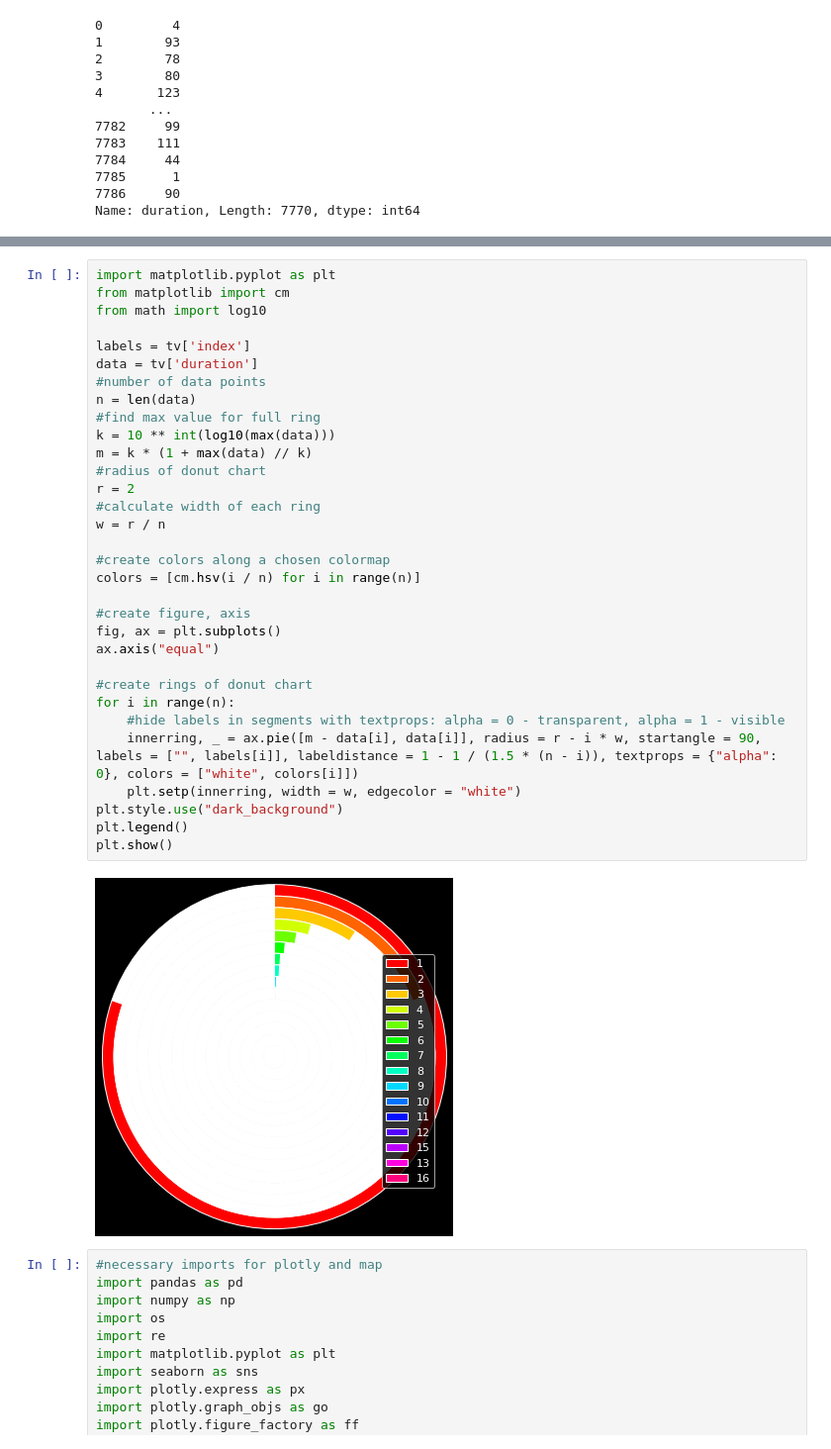
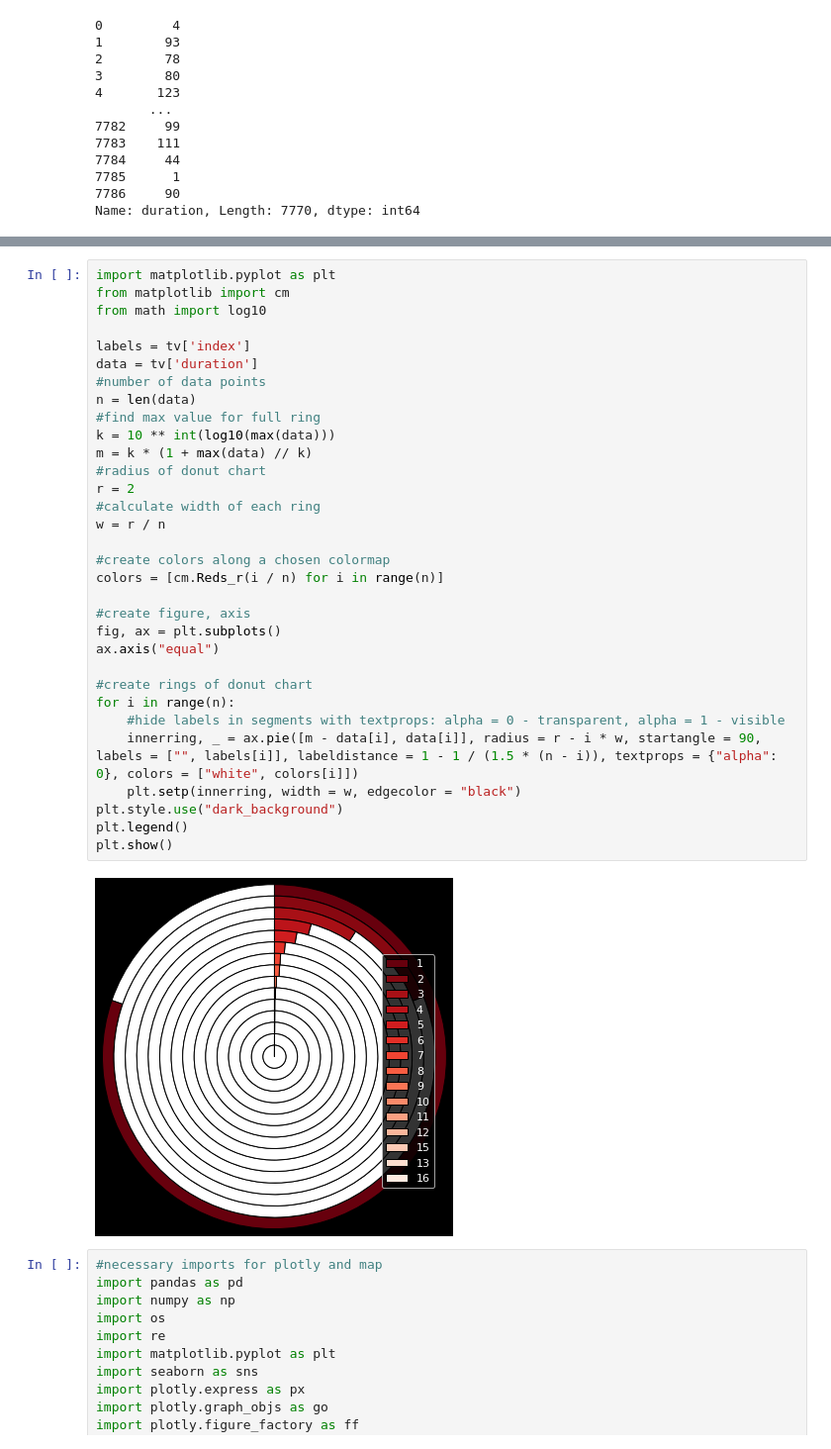
Before and after one commit to Mahima2208/Netflix_Movies_and_TVShows_Clustering, a Jupyter notebook: NETFLIX_MOVIES_AND_TV_SHOWS_CLUSTERING.ipynb, the cells around one changed output, grey strips where cells are left out. Shown at 99% size. Cells and saved outputs as stored; diff of their text form.

```diff
--- a/NETFLIX_MOVIES_AND_TV_SHOWS_CLUSTERING.ipynb
+++ b/NETFLIX_MOVIES_AND_TV_SHOWS_CLUSTERING.ipynb
@@ -392,36 +397,36 @@ fig.show()
 import matplotlib.pyplot as plt
 from matplotlib import cm
 from math import log10
 
 labels = tv['index']
 data = tv['duration']
 #number of data points
 n = len(data)
 #find max value for full ring
 k = 10 ** int(log10(max(data)))
 m = k * (1 + max(data) // k)
 #radius of donut chart
 r = 2
 #calculate width of each ring
 w = r / n
 
 #create colors along a chosen colormap
-colors = [cm.hsv(i / n) for i in range(n)]
+colors = [cm.Reds_r(i / n) for i in range(n)]
 
 #create figure, axis
 fig, ax = plt.subplots()
 ax.axis("equal")
 
 #create rings of donut chart
 for i in range(n):
     #hide labels in segments with textprops: alpha = 0 - transparent, alpha = 1 - visible
     innerring, _ = ax.pie([m - data[i], data[i]], radius = r - i * w, startangle = 90, labels = ["", labels[i]], labeldistance = 1 - 1 / (1.5 * (n - i)), textprops = {"alpha": 0}, colors = ["white", colors[i]])
-    plt.setp(innerring, width = w, edgecolor = "white")
+    plt.setp(innerring, width = w, edgecolor = "black")
 plt.style.use("dark_background")
 plt.legend()
 plt.show()
 # %% [output]
-[figure, old version]
+[figure, new version]
 # %%
 #necessary imports for plotly and map
 import pandas as pd
```
Also changed, not shown: parts of 11 cells of this notebook.
